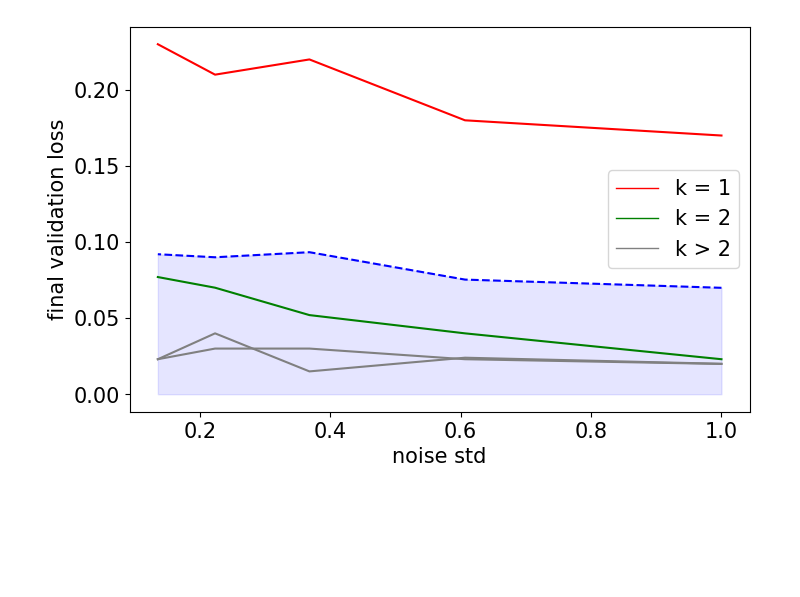
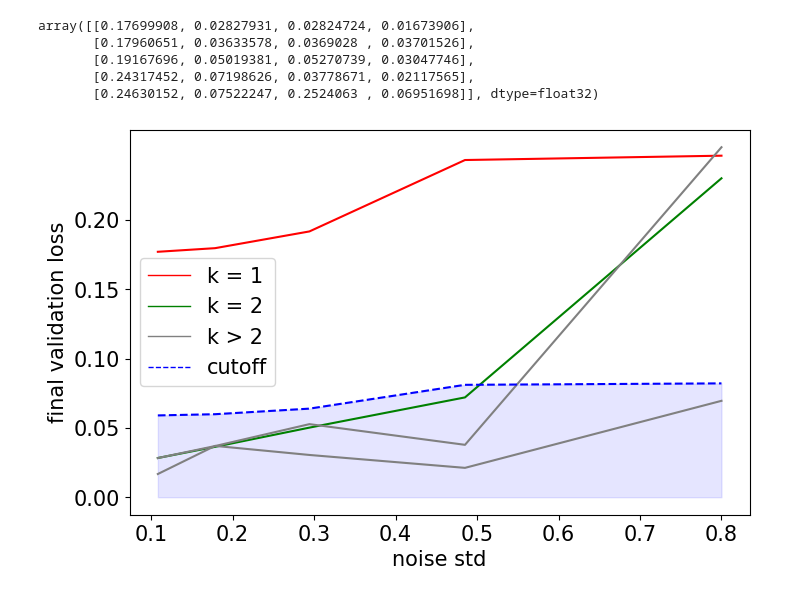
Before and after one commit to antoniibelyshev/Beyond-Dynamics, a Jupyter notebook: msap_coupled_oscillator_noise.ipynb, the cells around one changed output. Saved outputs shown, nothing was run; the diff lists cells and outputs as text; code cells hidden in the pictures; blank space fills up the shorter version.

```diff
--- a/msap_coupled_oscillator_noise.ipynb
+++ b/msap_coupled_oscillator_noise.ipynb
@@ -33,5 +33,5 @@ plt.show()
 # %%
-noise_std_lst = np.exp(-np.arange(6) / 2) * np.exp(1 / 2)
+noise_std_lst = (np.exp(-np.arange(5) / 2))[::-1] * 0.8
 
 data = StandardScaler().fit_transform(data.reshape(data.shape[0] * data.shape[1], -1)).reshape(data.shape)
 
@@ -61,7 +61,7 @@ for noise_std in noise_std_lst:
     train_dmat = dmat[train_idx[:, None], train_idx[None, :]]
     valid_dmat = dmat[valid_idx[:, None], train_idx[None, :]]
 
-    models, losses = train_MSAP(train_dmat, valid_dmat, cfg, name + "_v1", min_delta=0.1, patience=50, project_name="MSAP", N_inits=2)
+    models, losses = train_MSAP(train_dmat, valid_dmat, cfg, name + "_v11", min_delta=0.1, patience=10, project_name="MSAP", N_inits=2)
 
     models_lst.append(models)
     losses_lst.append(losses)
@@ -106,39 +95,51 @@ best validation loss: 0.2931116223335266
 wandb: WARNING Source type is set to 'repo' but some required information is missing from the environment. A job will not be created from this run. See https://docs.wandb.ai/guides/launch/create-job
 Run history:
 ... (188 outputs left out)
+# %%
+np.array(losses_lst)
+# %% [output]
+array([[0.17699908, 0.02827931, 0.02824724, 0.01673906],
+       [0.17960651, 0.03633578, 0.0369028 , 0.03701526],
+       [0.19167696, 0.05019381, 0.05270739, 0.03047746],
+       [0.24317452, 0.07198626, 0.03778671, 0.02117565],
+       [0.24630152, 0.07522247, 0.2524063 , 0.06951698]], dtype=float32)
+# %%
+losses_arr = np.array(losses_lst)
+losses_arr[4][1] = 0.23
 # %%
 from matplotlib.lines import Line2D
 
 
 plt.figure(figsize=(8, 5))
-for i, loss_seq in enumerate(np.array(losses_lst).T):
+for i, loss_seq in enumerate(np.array(losses_arr).T):
     c = "grey"
     if i == 0:
         c = "red"
     if i == 1:
         c = "green"
     plt.plot(noise_std_lst, loss_seq, c=c)
 
-bound = np.array(losses_lst).T[0] / 3 + 2 * np.array(losses_lst).T[-1] / 3
+cutoff = np.array(losses_arr).T[0] / 3
 
-plt.plot(noise_std_lst, bound, color="b", linestyle="--")
-plt.fill_between(noise_std_lst, bound, color="blue", alpha=0.1)
+plt.plot(noise_std_lst, cutoff, color="b", linestyle="--")
+plt.fill_between(noise_std_lst, cutoff, color="blue", alpha=0.1)
 
 # plt.xticks(noise_std_lst)
 plt.xlabel("noise std")
 
 plt.yticks(np.linspace(0, 0.2, 5))
 plt.ylabel("final validation loss")
 
 custom_lines = [Line2D([0], [0], color="red", lw=1),
                 Line2D([0], [0], color="green", lw=1),
-                Line2D([0], [0], color="gray", lw=1)]
+                Line2D([0], [0], color="gray", lw=1),
+                Line2D([0], [0], color="blue", lw=1, linestyle="--")]
 
-plt.legend(custom_lines, ["k = 1", "k = 2", "k > 2"])
+plt.legend(custom_lines, ["k = 1", "k = 2", "k > 2", "cutoff"])
 
 plt.savefig("graphs/co_noise_loss.pdf")
 
 plt.show()
 # %% [output]
-[figure, old version]
+[figure, new version]
 # %%
```
Also changed, not shown: parts of 5 cells of this notebook.
